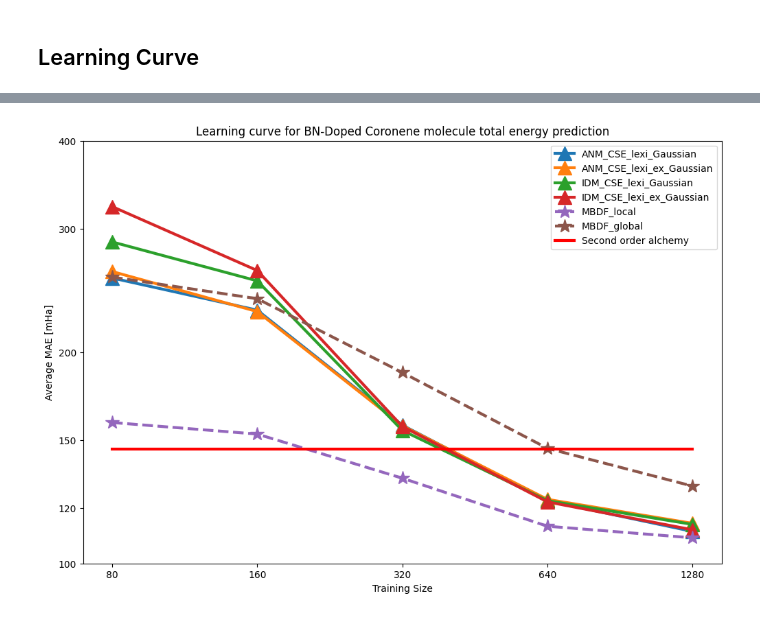
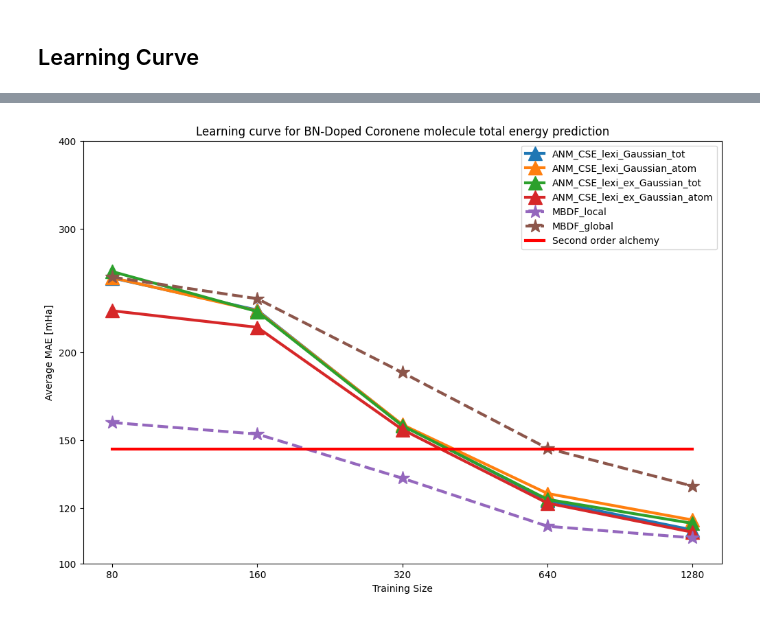
Before and after one commit to GabrielWu2004/Alchemical_Normal_Modes, a Jupyter notebook: [2]_ANM_with_coronene/main_code/performance_evaluation.ipynb, the cells around one changed output, grey strips where cells are left out. Drawn from its saved outputs; the diff is of its cells as text; code cells hidden in the pictures.

Commit message:
atomization and electronic energy

```diff
--- a/[2]_ANM_with_coronene/main_code/performance_evaluation.ipynb
+++ b/[2]_ANM_with_coronene/main_code/performance_evaluation.ipynb
@@ -75,6 +77,6 @@ display(model_performance)
 # %%
 X = dataset_dict['CSE_lexi'].to_numpy()
-y = D_etot.to_numpy()
+y = D_e_tot.to_numpy()
 
 best_params = {'alpha': 1.5182042161569614e-12, 'gamma': 6.03689365016129e-10, 'kernel': 'rbf'}
 model = KernelRidge(**best_params)
@@ -94,8 +96,8 @@ with warnings.catch_warnings():
         model_performance.at[index, 'average MAE (mHa)'] = average_error * 1000
         model_performance.at[index, 'standard deviation (mHa)'] = std_dev_error * 1000
 
-model_collection['ANM_CSE_lexi_Gaussian'] = model
-performance_summary['ANM_CSE_lexi_Gaussian'] = model_performance
+model_collection['ANM_CSE_lexi_Gaussian_tot'] = model
+performance_summary['ANM_CSE_lexi_Gaussian_tot'] = model_performance
 
 display(model_performance)
 # %% [output]
@@ -152,7 +192,7 @@ display(model_performance)
 ### With Lexi, D_etot ###
 # %%
 X = dataset_dict['CSE_lexi'].to_numpy()
-y = D_etot.to_numpy()
+y = D_e_tot.to_numpy()
 
 best_params = {'alpha': 4.082588287978896e-08, 'beta': 2.0167466950900717e-07, 'epsilon': 2.142512351831609e-08, 'gamma': 4.181167988054245e-09}
 model = KernelRidge(kernel='precomputed', alpha=best_params['alpha'])
@@ -172,8 +212,8 @@ with warnings.catch_warnings():
         model_performance.at[index, 'average MAE (mHa)'] = average_error * 1000
         model_performance.at[index, 'standard deviation (mHa)'] = std_dev_error * 1000
 
-model_collection['ANM_CSE_lexi_ex_Gaussian'] = model
-performance_summary['ANM_CSE_lexi_ex_Gaussian'] = model_performance
+model_collection['ANM_CSE_lexi_ex_Gaussian_tot'] = model
+performance_summary['ANM_CSE_lexi_ex_Gaussian_tot'] = model_performance
 
 display(model_performance)
 # %% [output]
@@ -188,0 +231,26 @@ display(model_performance)
+# %%
+X = dataset_dict['CSE_lexi'].to_numpy()
+y = D_e_atom.to_numpy()
+
+best_params = {'alpha': 0.0011126490092322376, 'beta': 2.3327694388880365e-05, 'epsilon': 1.1736834004596033e-11, 'gamma': 1.1284874194543493e-05}
+model = KernelRidge(kernel='precomputed', alpha=best_params['alpha'])
+
+columns = ['training size', 'average MAE (mHa)', 'standard deviation (mHa)']
+model_performance = pd.DataFrame(columns=columns)
+
+training_size = [10, 20, 40, 80, 160, 320, 640, 1280]
+num_trials = 5
+
+with warnings.catch_warnings():
+    for index, num_training_sample in enumerate(training_size):
+        warnings.filterwarnings("ignore")
+        index = index + 1
+        average_error, std_dev_error = evaluate_performance_custom_kernel_v2(model, X, y, num_training_sample, num_trials, extended_gaussian_kernel_nb, best_params)
+        model_performance.at[index, 'training size'] = num_training_sample
+        model_performance.at[index, 'average MAE (mHa)'] = average_error * 1000
+        model_performance.at[index, 'standard deviation (mHa)'] = std_dev_error * 1000
+
+model_collection['ANM_CSE_lexi_ex_Gaussian_atom'] = model
+performance_summary['ANM_CSE_lexi_ex_Gaussian_atom'] = model_performance
+
+display(model_performance)
@@ -349,8 +427,7 @@ dict_keys(['ANM_CSE_lexi_Gaussian', 'ANM_CSE_lexi_ex_Gaussian', 'IDM_CSE_lexi_Ga
 # %%
 # performance_summary.pop("ANM_CSE_lexi_nd_Gaussian_delta")
 
-target_key = ['ANM_CSE_lexi_Gaussian', 'ANM_CSE_lexi_ex_Gaussian',
-              'IDM_CSE_lexi_Gaussian', 'IDM_CSE_lexi_ex_Gaussian']
+target_key = ['ANM_CSE_lexi_Gaussian_tot', 'ANM_CSE_lexi_Gaussian_atom', 'ANM_CSE_lexi_ex_Gaussian_tot', 'ANM_CSE_lexi_ex_Gaussian_atom']
 
 plt.figure(figsize=(12, 8))
 
@@ -361,7 +438,7 @@ baseline = {# 'CM': [648.5527354673592, 537.6985692537448, 461.0180882987335, 37
             'MBDF_global': [267.34866751435857, 173.77054851163828, 132.61813037056365, 255.81756044130967, 238.3110725198692, 187.04522095157284, 145.8770986733163, 128.87176623964308],
             }
 
-x = performance_summary['ANM_CSE_lexi_Gaussian']['training size'][3:]
+x = performance_summary['ANM_CSE_lexi_Gaussian_tot']['training size'][3:]
 y_values = {}
 baseline_y = {}
 for key, df in performance_summary.items():
@@ -370,32 +447,32 @@ for key, df in performance_summary.items():
 for key, value in baseline.items():
     baseline_y[key] = value[3:]
 
 second_order_alchemy = [145.62546462994108] * 5
 
 linewidth = 3
 markersize = 15
 
 for key, y_value in y_values.items():
     plt.plot(x, y_value, label=key, marker='^', linestyle='-', linewidth=linewidth, markersize=markersize)
 for key, y_value in baseline_y.items():
     plt.plot(x, y_value, label=key, marker='*', linestyle='--', linewidth=linewidth, markersize=markersize)
 plt.plot(x, second_order_alchemy, label="Second order alchemy", marker='', linestyle='-', linewidth=linewidth, markersize=markersize, color='red')
 
 plt.title('Learning curve for BN-Doped Coronene molecule total energy prediction')
 plt.xlabel('Training Size')
 plt.ylabel('Average MAE [mHa]')
 plt.legend()
 
 plt.xscale('log', base=2)
 plt.yscale('log', base=10)
 # xticks = [10, 20, 40, 80, 160, 320, 640, 1280]
 # yticks = [100, 200, 400, 800, 1600, 3200, 6400]
 xticks = [80, 160, 320, 640, 1280]
 yticks = [100, 120, 150, 200, 300, 400]
 plt.xticks(xticks, labels = xticks)
 plt.yticks(yticks, labels = yticks)
 
-plt.savefig('../graph/[Coronene] [15.0] Learning curve for BN-Doped Coronene molecule total energy prediction.png', dpi=300)
+plt.savefig('../graph/[Coronene] [16.0] Learning curve for BN-Doped Coronene molecule total energy prediction.png', dpi=300)
 plt.show()
 # %% [output]
-[figure, old version]
+[figure, new version]
```
Also changed, not shown: parts of 10 cells of this notebook, 17 other files.
